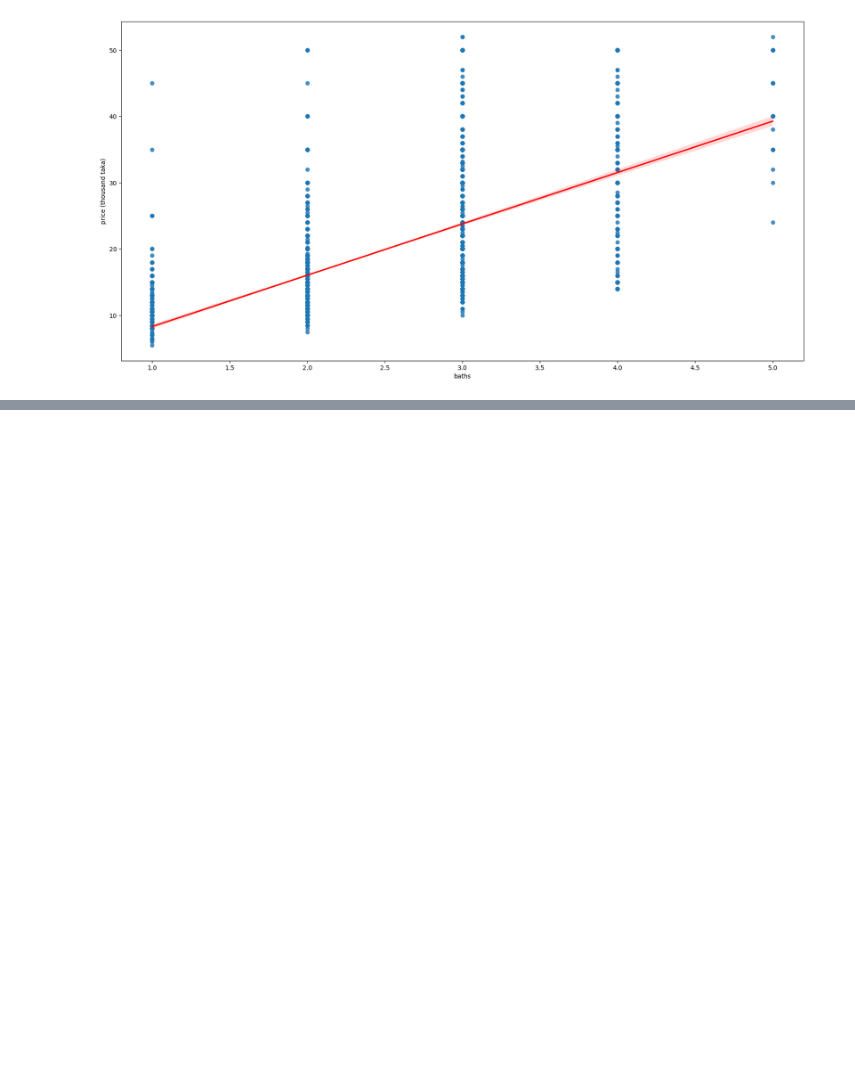
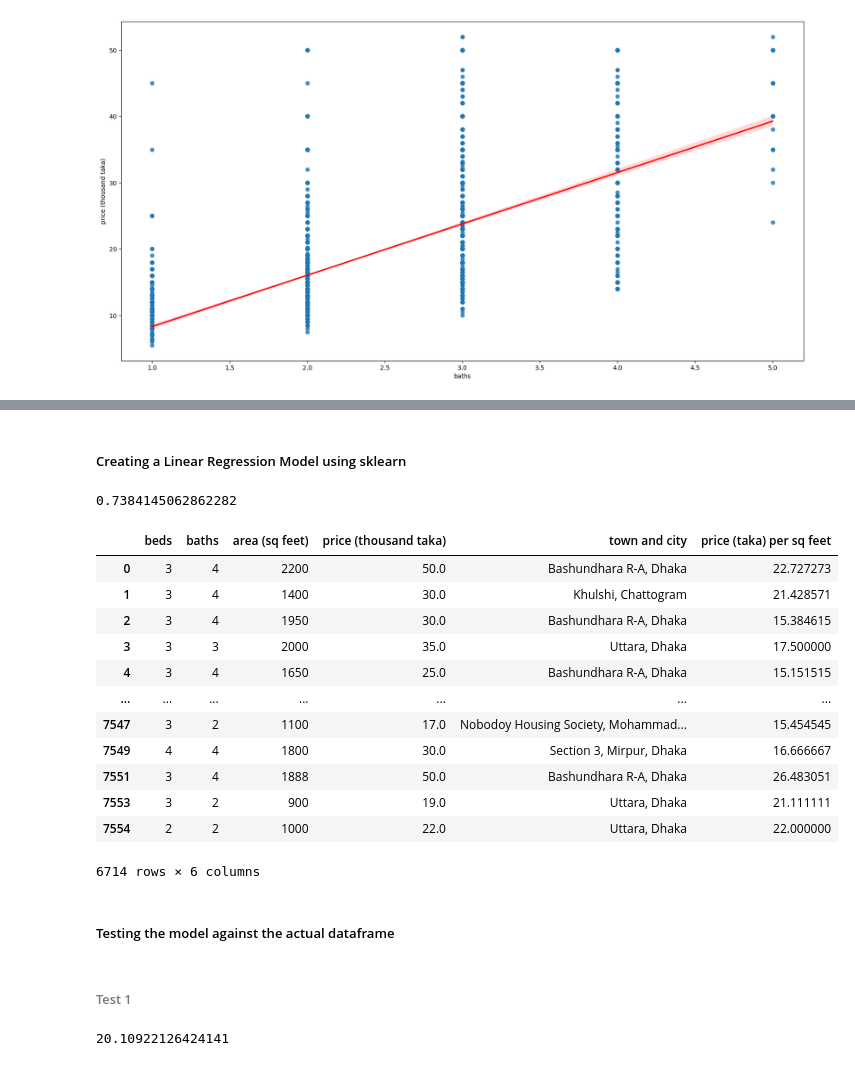
Before and after one commit to EirfatChoudhury/Bangladesh-House-Prices, a Jupyter notebook: bangladesh.ipynb, the cells around one changed output, grey strips where cells are left out. Saved outputs shown, nothing was run; the diff lists cells and outputs as text; code cells hidden in the pictures; blank space fills up the shorter version.

Commit message:
Creation and testing of Linear Regression Model against the actual dataframe

```diff
--- a/bangladesh.ipynb
+++ b/bangladesh.ipynb
@@ -329,0 +356,2 @@ priceVsBaths = sns.regplot(x="baths", y="price (thousand taka)", data=df6, line_
+# %% [markdown]
+##### Creating a Linear Regression Model using sklearn
@@ -329,0 +362,24 @@ priceVsBaths = sns.regplot(x="baths", y="price (thousand taka)", data=df6, line_
+# %%
+# Train test splitting the dataframe for model creation, training the model using a fit test, testing the score of the model using a score test
+x_train, x_test, y_train, y_test = train_test_split(x, y, test_size=0.2, random_state=10)
+lr_clf = LinearRegression()
+lr_clf.fit(x_train.values, y_train.values)
+lr_clf.score(x_test.values, y_test.values)
+# %% [output]
+0.7384145062862282
+# %%
+df6
+# %% [output]
+|  | beds | baths | area (sq feet) | price (thousand taka) | town and city | price (taka) per sq feet |
+| 0 | 3 | 4 | 2200 | 50.0 | Bashundhara R-A, Dhaka | 22.727273 |
+| 1 | 3 | 4 | 1400 | 30.0 | Khulshi, Chattogram | 21.428571 |
+| 2 | 3 | 4 | 1950 | 30.0 | Bashundhara R-A, Dhaka | 15.384615 |
+| 3 | 3 | 3 | 2000 | 35.0 | Uttara, Dhaka | 17.500000 |
+| 4 | 3 | 4 | 1650 | 25.0 | Bashundhara R-A, Dhaka | 15.151515 |
+| ... | ... | ... | ... | ... | ... | ... |
+| 7547 | 3 | 2 | 1100 | 17.0 | Nobodoy Housing Society, Mohammad... | 15.454545 |
+| 7549 | 4 | 4 | 1800 | 30.0 | Section 3, Mirpur, Dhaka | 16.666667 |
+| 7551 | 3 | 4 | 1888 | 50.0 | Bashundhara R-A, Dhaka | 26.483051 |
+| 7553 | 3 | 2 | 900 | 19.0 | Uttara, Dhaka | 21.111111 |
+| 7554 | 2 | 2 | 1000 | 22.0 | Uttara, Dhaka | 22.000000 |
+6714 rows × 6 columns
@@ -329,0 +399,2 @@ priceVsBaths = sns.regplot(x="baths", y="price (thousand taka)", data=df6, line_
+# %% [markdown]
+##### Testing the model against the actual dataframe
@@ -329,0 +406,7 @@ priceVsBaths = sns.regplot(x="baths", y="price (thousand taka)", data=df6, line_
+# %% [markdown]
+###### Test 1
+# %%
+# Prediction of price
+predictPrice("Uttara, Dhaka", 900, 2, 2)
+# %% [output]
+20.10922126424141
```
Also changed, not shown: parts of 15 cells of this notebook.
